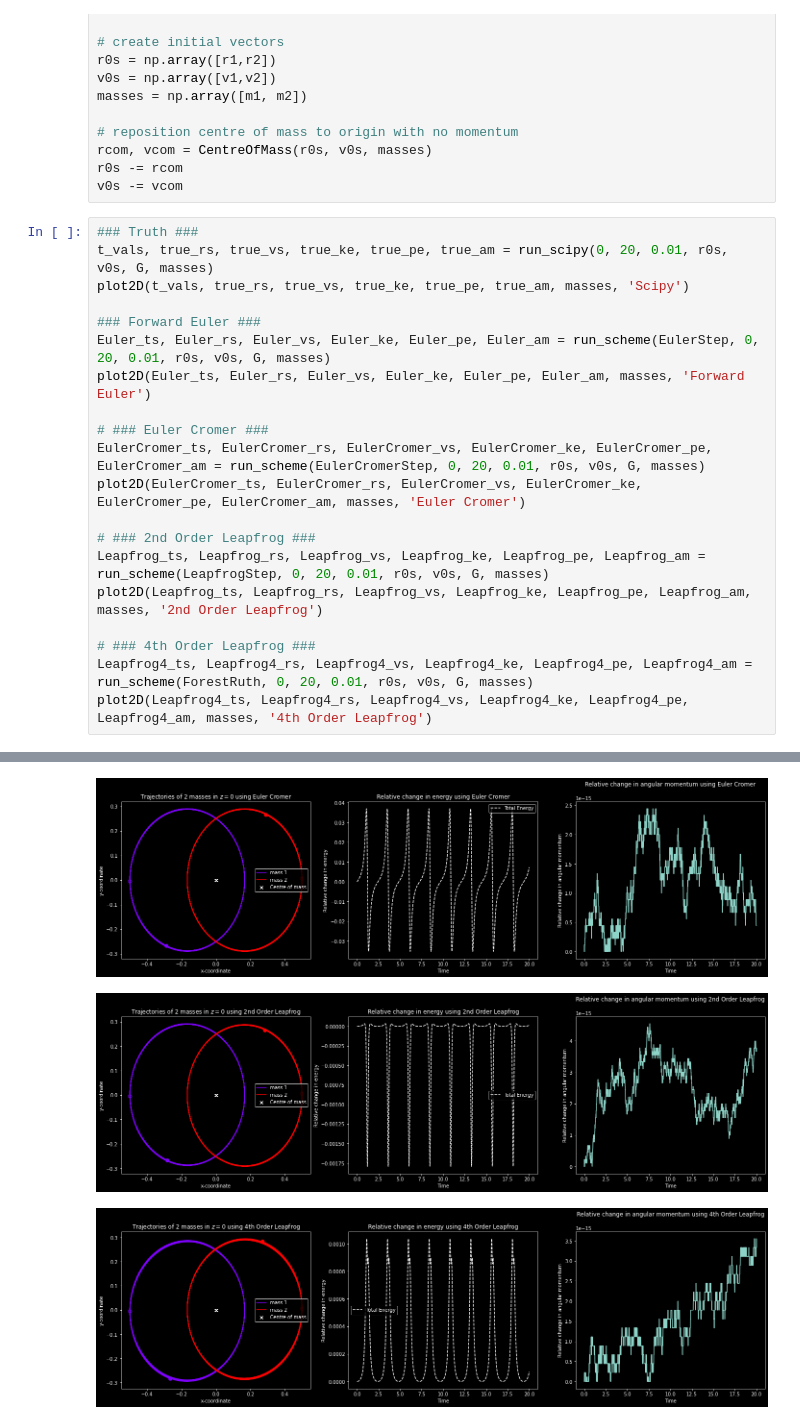
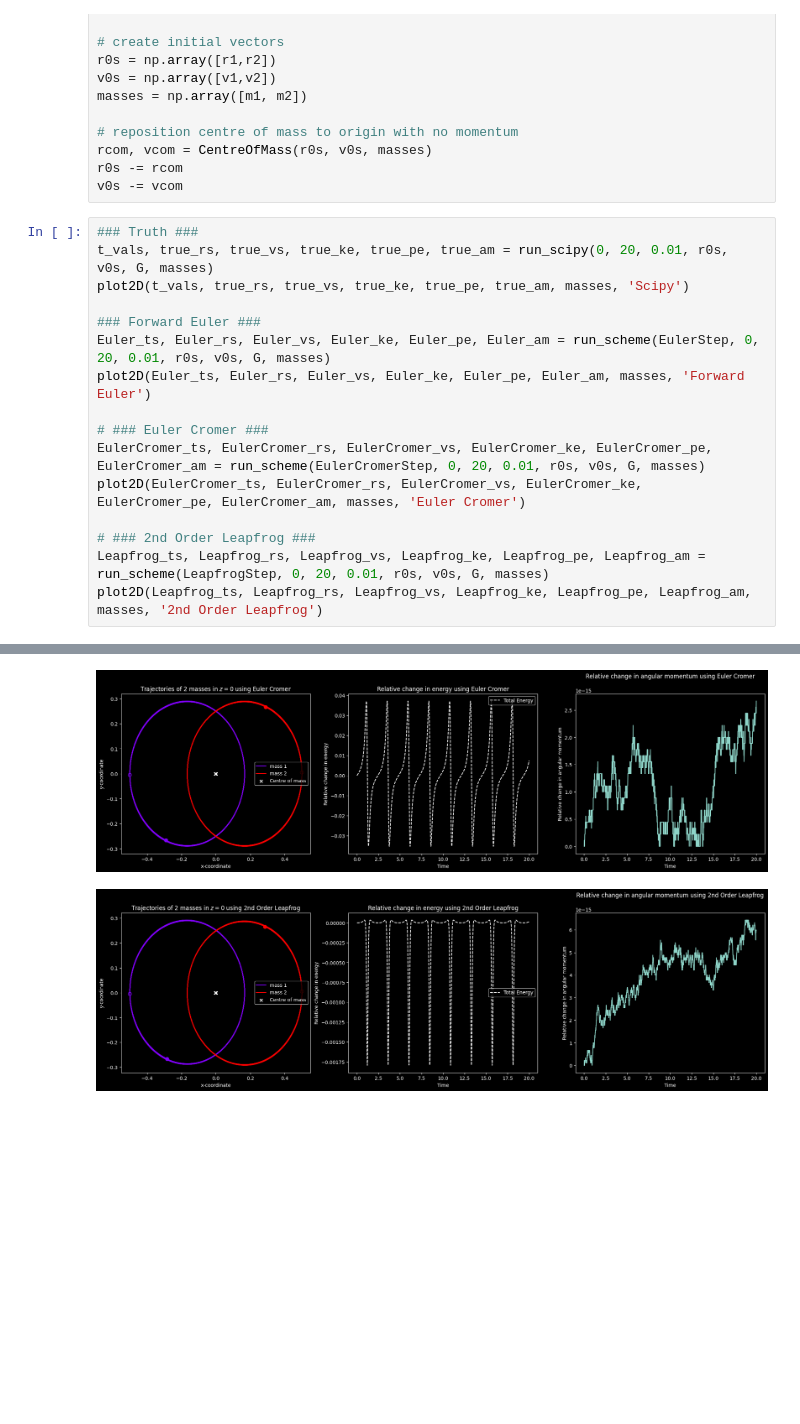
Before and after one commit to williamjones7/Dissertation, a Jupyter notebook: Kepler Orbits.ipynb, the cells around one changed output, grey strips where cells are left out. Saved outputs shown, nothing was run; the diff lists cells and outputs as text; blank space fills up the shorter version.

```diff
--- a/Kepler Orbits.ipynb
+++ b/Kepler Orbits.ipynb
@@ -31,26 +31,21 @@ v0s -= vcom
 # %%
 ### Truth ###
 t_vals, true_rs, true_vs, true_ke, true_pe, true_am = run_scipy(0, 20, 0.01, r0s, v0s, G, masses)
 plot2D(t_vals, true_rs, true_vs, true_ke, true_pe, true_am, masses, 'Scipy')
 
 ### Forward Euler ###
 Euler_ts, Euler_rs, Euler_vs, Euler_ke, Euler_pe, Euler_am = run_scheme(EulerStep, 0, 20, 0.01, r0s, v0s, G, masses)
 plot2D(Euler_ts, Euler_rs, Euler_vs, Euler_ke, Euler_pe, Euler_am, masses, 'Forward Euler')
 
 # ### Euler Cromer ###
 EulerCromer_ts, EulerCromer_rs, EulerCromer_vs, EulerCromer_ke, EulerCromer_pe, EulerCromer_am = run_scheme(EulerCromerStep, 0, 20, 0.01, r0s, v0s, G, masses)
 plot2D(EulerCromer_ts, EulerCromer_rs, EulerCromer_vs, EulerCromer_ke, EulerCromer_pe, EulerCromer_am, masses, 'Euler Cromer')
 
 # ### 2nd Order Leapfrog ###
 Leapfrog_ts, Leapfrog_rs, Leapfrog_vs, Leapfrog_ke, Leapfrog_pe, Leapfrog_am = run_scheme(LeapfrogStep, 0, 20, 0.01, r0s, v0s, G, masses)
 plot2D(Leapfrog_ts, Leapfrog_rs, Leapfrog_vs, Leapfrog_ke, Leapfrog_pe, Leapfrog_am, masses, '2nd Order Leapfrog')
-
-# ### 4th Order Leapfrog ###
-Leapfrog4_ts, Leapfrog4_rs, Leapfrog4_vs, Leapfrog4_ke, Leapfrog4_pe, Leapfrog4_am = run_scheme(ForestRuth, 0, 20, 0.01, r0s, v0s, G, masses)
-plot2D(Leapfrog4_ts, Leapfrog4_rs, Leapfrog4_vs, Leapfrog4_ke, Leapfrog4_pe, Leapfrog4_am, masses, '4th Order Leapfrog')
 # %% [output]
 [figure]
 [figure]
-[figure, old version]
+[figure, new version]
-[figure, old version]
+[figure, new version]
-[figure, removed]
```
Also changed, not shown: 1 other file.
